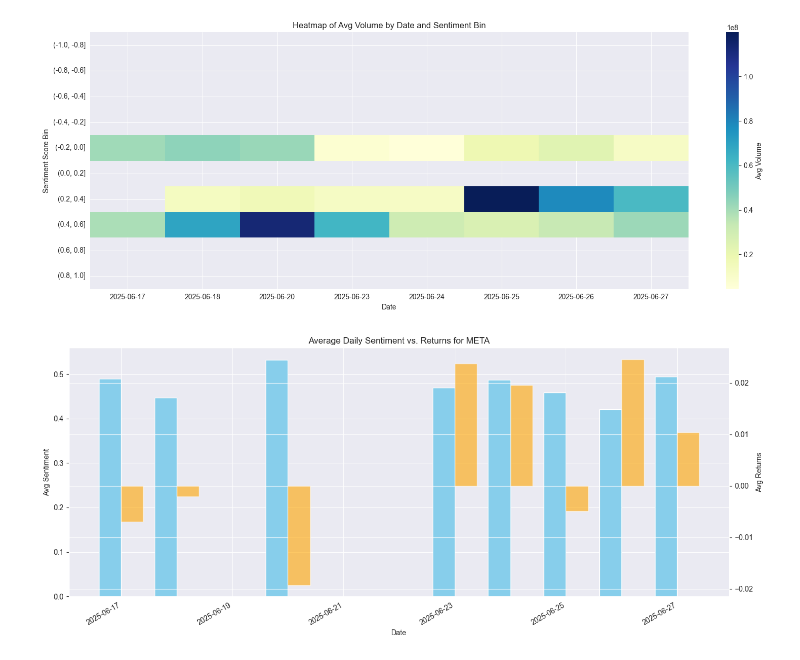
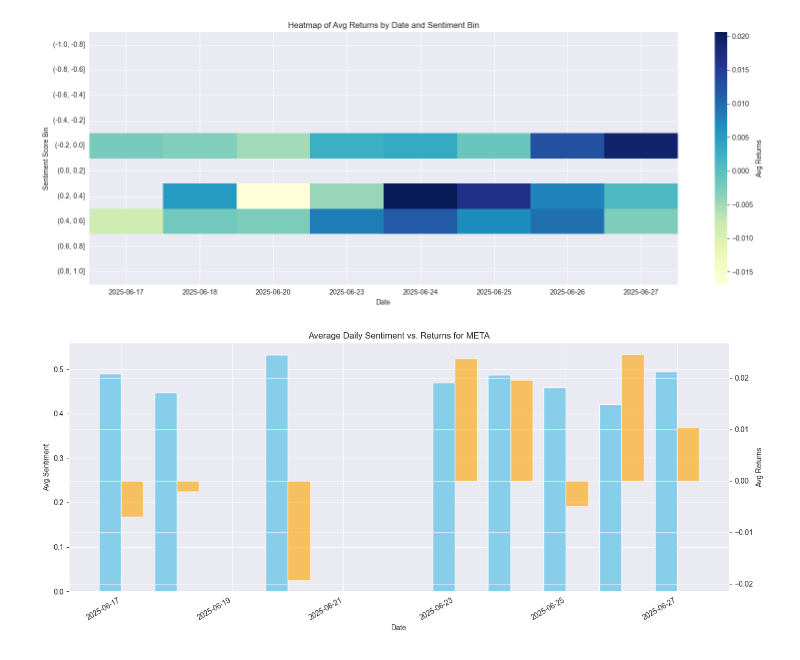
Before and after one commit to oindreelabh/online-portfolio-optimization, a Jupyter notebook: notebooks/eda.ipynb, the cells around one changed output. Drawn from its saved outputs; the diff is of its cells as text; code cells hidden in the pictures.

```diff
--- a/notebooks/eda.ipynb
+++ b/notebooks/eda.ipynb
@@ -4,25 +4,25 @@ df = pd.read_csv('../data/processed/recent_data_with_sentiment.csv')
 # %%
 import pandas as pd
 import numpy as np
 import seaborn as sns
 import matplotlib.pyplot as plt
 
 
 df['sentiment_bin'] = pd.cut(df['reddit_sentiment_score'], bins=np.linspace(-1, 1, 11))
 
 # Group and aggregate
-heatmap_data = df.groupby(['date', 'sentiment_bin'])['volume'].mean().unstack(fill_value=0)
+heatmap_data = df.groupby(['date', 'sentiment_bin'])['returns'].mean().unstack(fill_value=0)
 
 # Plot
 plt.figure(figsize=(16, 6))
-sns.heatmap(heatmap_data.T, cmap='YlGnBu', cbar_kws={'label': 'Avg Volume'})
+sns.heatmap(heatmap_data.T, cmap='YlGnBu', cbar_kws={'label': 'Avg Returns'})
 plt.xlabel('Date')
 plt.ylabel('Sentiment Score Bin')
-plt.title('Heatmap of Avg Volume by Date and Sentiment Bin')
+plt.title('Heatmap of Avg Returns by Date and Sentiment Bin')
 plt.tight_layout()
 plt.show()
 # %% [output]
-[figure, old version]
+[figure, new version]
 # %%
 import pandas as pd
 import matplotlib.pyplot as plt
```
Also changed, not shown: parts of 1 cell of this notebook.
